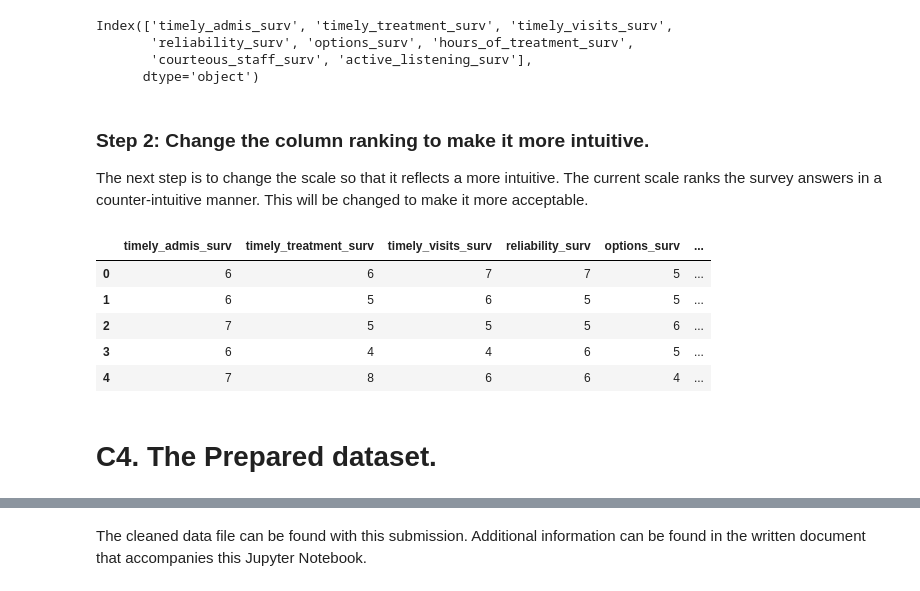
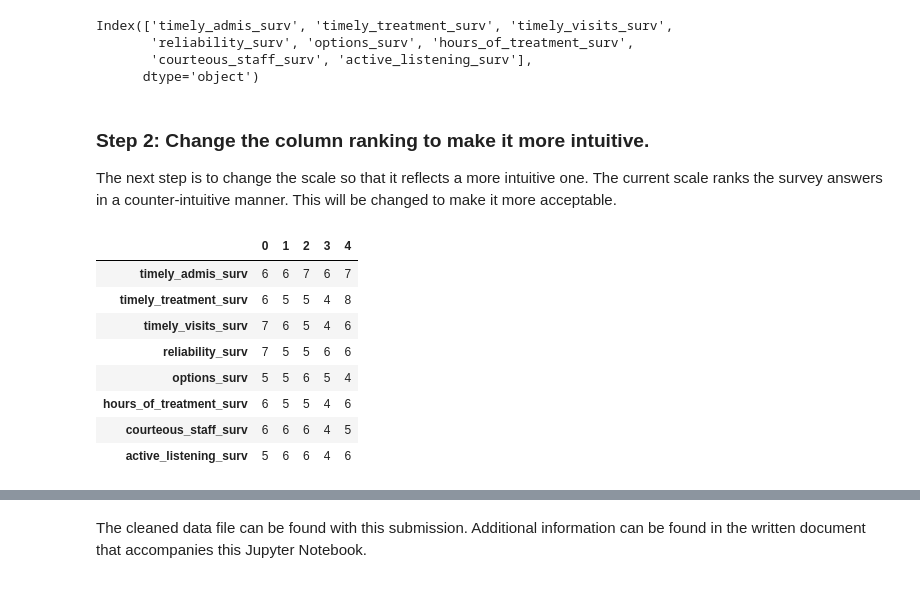
Before and after one commit to HeinoPortfolio/Data-Analytics-Grad-Work, a Jupyter notebook: 8 Data Mining II/Heino D212 Task 1 Hierarchical Clustering.ipynb, the cells around one changed output, grey strips where cells are left out. Drawn from its saved outputs; the diff is of its cells as text; code cells hidden in the pictures.

```diff
--- a/8 Data Mining II/Heino D212 Task 1 Hierarchical Clustering.ipynb
+++ b/8 Data Mining II/Heino D212 Task 1 Hierarchical Clustering.ipynb
@@ -103,34 +88,34 @@ Index(['timely_admis_surv', 'timely_treatment_surv', 'timely_visits_surv',
       dtype='object')
 # %% [markdown]
 ### Step 2: Change the column ranking to make it more intuitive.
-The next step is to change the scale so that it reflects a more intuitive.  The current scale ranks the survey answers in a counter-intuitive manner.  This will be changed to make it more acceptable.
+The next step is to change the scale so that it reflects a more intuitive one.  The current scale ranks the survey answers in a counter-intuitive manner.  This will be changed to make it more acceptable.
 # %%
+# Step 2. Change the Column Ranking
 # Change the scale to make it reversed so it ranks the surveys in the a
-# more intuitive manner.
-# These will be remapped in the following manner.
+# more intuitive manner. These will be remapped in the following manner.
 # (pandas.Series.map — Pandas 2.1.4 Documentation, n.d.)
 
 survey_map ={1 : 8, 2 : 7, 3 : 6, 4 : 5, 5 : 4, 6 : 3, 7 : 2, 8 : 1}
 
-# Map the columns to the columns new values
-
+# Map the columns to the columns new values.
 medical_df['timely_admis_surv'] = medical_df['timely_admis_surv'].map(survey_map)
 medical_df['timely_treatment_surv'] = medical_df['timely_treatment_surv'].map(survey_map)
 medical_df['timely_visits_surv'] = medical_df['timely_visits_surv'].map(survey_map)
 medical_df['reliability_surv'] = medical_df['reliability_surv'].map(survey_map)
 medical_df['options_surv'] = medical_df['options_surv'].map(survey_map)
 medical_df['hours_of_treatment_surv'] = medical_df['hours_of_treatment_surv'].map(survey_map)
 medical_df['courteous_staff_surv'] = medical_df['courteous_staff_surv'].map(survey_map)
 medical_df['active_listening_surv'] = medical_df['active_listening_surv'].map(survey_map)
 
 # Check to see that the columns have been reordered/remapped.
-medical_df.head()
+medical_df.head().T
 # %% [output]
-|  | timely_admis_surv | timely_treatment_surv | timely_visits_surv | reliability_surv | options_surv | ... |
-| 0 | 6 | 6 | 7 | 7 | 5 | ... |
-| 1 | 6 | 5 | 6 | 5 | 5 | ... |
-| 2 | 7 | 5 | 5 | 5 | 6 | ... |
-| 3 | 6 | 4 | 4 | 6 | 5 | ... |
-| 4 | 7 | 8 | 6 | 6 | 4 | ... |
+|  | 0 | 1 | 2 | 3 | 4 |
+| timely_admis_surv | 6 | 6 | 7 | 6 | 7 |
+| timely_treatment_surv | 6 | 5 | 5 | 4 | 8 |
+| timely_visits_surv | 7 | 6 | 5 | 4 | 6 |
+| reliability_surv | 7 | 5 | 5 | 6 | 6 |
+| options_surv | 5 | 5 | 6 | 5 | 4 |
+| hours_of_treatment_surv | 6 | 5 | 5 | 4 | 6 |
+| courteous_staff_surv | 6 | 6 | 6 | 4 | 5 |
+| active_listening_surv | 5 | 6 | 6 | 4 | 6 |
-# %% [markdown]
-# C4. The Prepared dataset.
```
Also changed, not shown: parts of 32 cells of this notebook.
